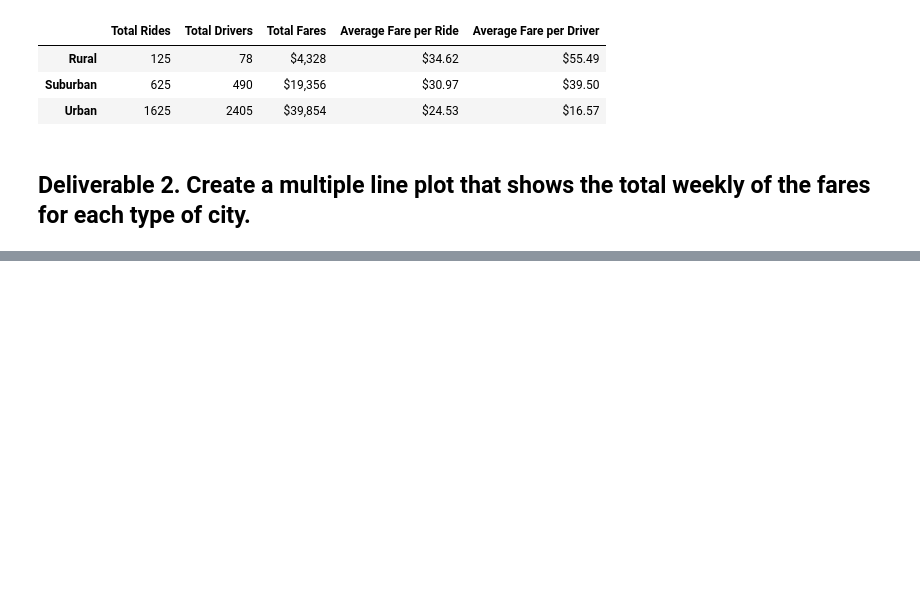
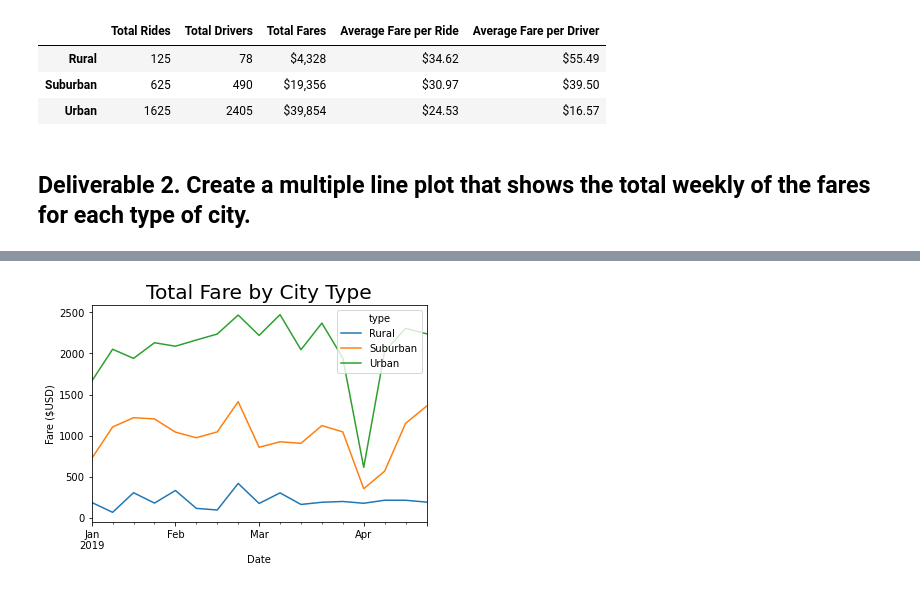
Before and after one commit to allibartlett-27/PyBer_Analysis, a Jupyter notebook: PyBer_Challenge.ipynb, the cells around one changed output, grey strips where cells are left out. Drawn from its saved outputs; the diff is of its cells as text; code cells hidden in the pictures; blank space fills up the shorter version.

```diff
--- a/PyBer_Challenge.ipynb
+++ b/PyBer_Challenge.ipynb
@@ -125,3 +166,5 @@ pyber_summary_df
 # %%
 # 4. Create a pivot table with the 'date' as the index, the columns ='type', and values='fare'
 # to get the total fares for each type of city by the date.
+sum_of_fares_pivot = pd.pivot(sum_of_fares_df, values="fare", index="date", columns="type")
+sum_of_fares_pivot.head()
@@ -128,2 +179,4 @@ pyber_summary_df
 # %%
 # 5. Create a new DataFrame from the pivot table DataFrame using loc on the given dates, '2019-01-01':'2019-04-29'.
+fares_by_date_df = sum_of_fares_pivot.loc['1/1/2019':'4/29/2019']
+fares_by_date_df
@@ -130,5 +198,6 @@ pyber_summary_df
 # %%
 # 6. Set the "date" index to datetime datatype. This is necessary to use the resample() method in Step 8.
 # df.index = pd.to_datetime(df.index)
+fares_by_date_df.index = pd.to_datetime(fares_by_date_df.index)
 # %%
 # 7. Check that the datatype for the index is datetime using df.info()
@@ -135,2 +216,4 @@ pyber_summary_df
 # %%
 # 8. Create a new DataFrame using the "resample()" function by week 'W' and get the sum of the fares for each week.
+fares_by_week = fares_by_date_df.resample("W").sum()
+fares_by_week
@@ -137,7 +240,18 @@ pyber_summary_df
 # %%
 # 8. Using the object-oriented interface method, plot the resample DataFrame using the df.plot() function.
-
+fares_by_week.plot()
 # Import the style from Matplotlib.
 from matplotlib import style
 # Use the graph style fivethirtyeight.
 style.use('fivethirtyeight')
+plt.xlabel("Date")
+plt.title("Total Fare by City Type")
+plt.ylabel("Fare ($USD)")
+
+from pylab import rcParams
+rcParams['figure.figsize'] = 15, 6
+
+plt.savefig("PyBer_fare_summary.png")
+plt.show()
+# %% [output]
+[figure, added]
```
Also changed, not shown: parts of 7 cells of this notebook, 1 other file.
